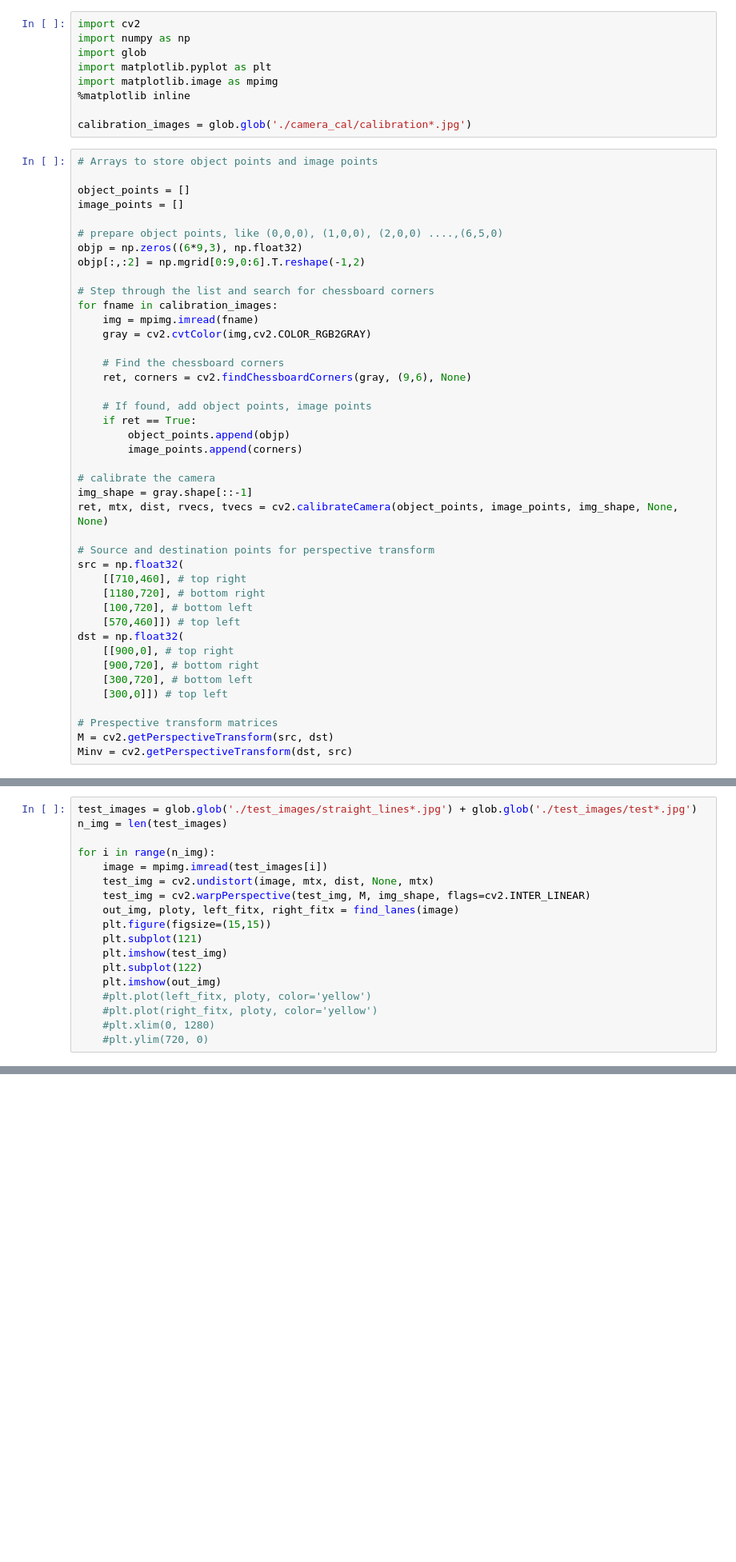
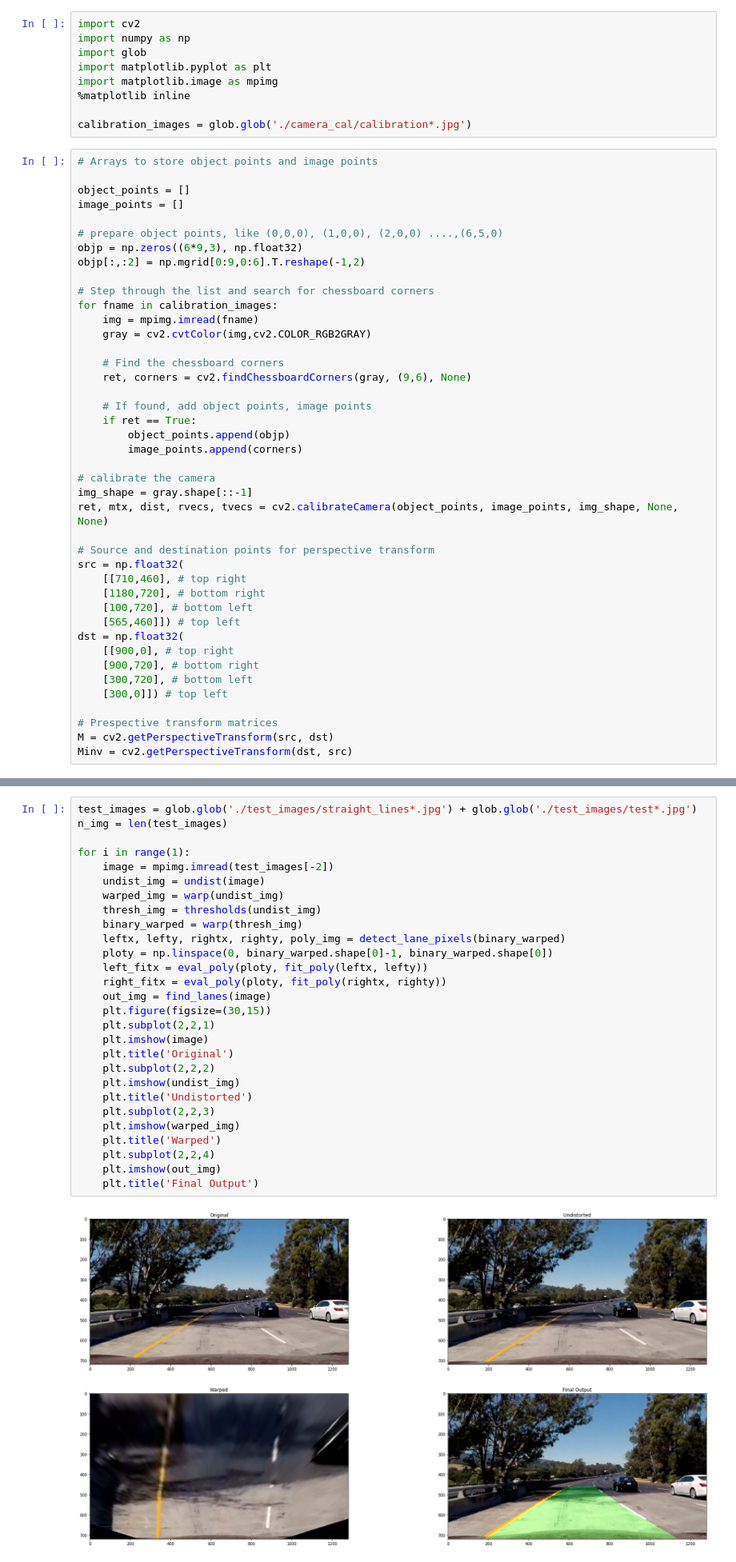
Before and after one commit to JoonaSavela/CarND-Advanced-lane-finding, a Jupyter notebook: find_lanes.ipynb, the cells around one changed output, grey strips where cells are left out. Shown at 80% size. Cells and saved outputs as stored; diff of their text form; blank space fills up the shorter version.

```diff
--- a/find_lanes.ipynb
+++ b/find_lanes.ipynb
@@ -39,7 +39,7 @@ src = np.float32(
     [[710,460], # top right
     [1180,720], # bottom right
     [100,720], # bottom left
-    [570,460]]) # top left
+    [565,460]]) # top left
 dst = np.float32(
     [[900,0], # top right
     [900,720], # bottom right
@@ -266,18 +265,0 @@ def find_lanes(img, mtx=mtx, dist=dist, M=M, Minv=Minv):
-# %%
-test_images = glob.glob('./test_images/straight_lines*.jpg') + glob.glob('./test_images/test*.jpg')
-n_img = len(test_images)
-
-for i in range(n_img):
-    image = mpimg.imread(test_images[i])
-    test_img = cv2.undistort(image, mtx, dist, None, mtx)
-    test_img = cv2.warpPerspective(test_img, M, img_shape, flags=cv2.INTER_LINEAR)
-    out_img, ploty, left_fitx, right_fitx = find_lanes(image)
-    plt.figure(figsize=(15,15))
-    plt.subplot(121)
-    plt.imshow(test_img)
-    plt.subplot(122)
-    plt.imshow(out_img)
-    #plt.plot(left_fitx, ploty, color='yellow')
-    #plt.plot(right_fitx, ploty, color='yellow')
-    #plt.xlim(0, 1280)
-    #plt.ylim(720, 0)
@@ -331,0 +328,30 @@ plt.plot(dst[3][0],dst[3][1],'.')
+# %%
+test_images = glob.glob('./test_images/straight_lines*.jpg') + glob.glob('./test_images/test*.jpg')
+n_img = len(test_images)
+
+for i in range(1):
+    image = mpimg.imread(test_images[-2])
+    undist_img = undist(image)
+    warped_img = warp(undist_img)
+    thresh_img = thresholds(undist_img)
+    binary_warped = warp(thresh_img)
+    leftx, lefty, rightx, righty, poly_img = detect_lane_pixels(binary_warped)
+    ploty = np.linspace(0, binary_warped.shape[0]-1, binary_warped.shape[0])
+    left_fitx = eval_poly(ploty, fit_poly(leftx, lefty))
+    right_fitx = eval_poly(ploty, fit_poly(rightx, righty))
+    out_img = find_lanes(image)
+    plt.figure(figsize=(30,15))
+    plt.subplot(2,2,1)
+    plt.imshow(image)
+    plt.title('Original')
+    plt.subplot(2,2,2)
+    plt.imshow(undist_img)
+    plt.title('Undistorted')
+    plt.subplot(2,2,3)
+    plt.imshow(warped_img)
+    plt.title('Warped')
+    plt.subplot(2,2,4)
+    plt.imshow(out_img)
+    plt.title('Final Output')
+# %% [output]
+[figure, added]
```
Also changed, not shown: parts of 10 cells of this notebook, 3 other files.
